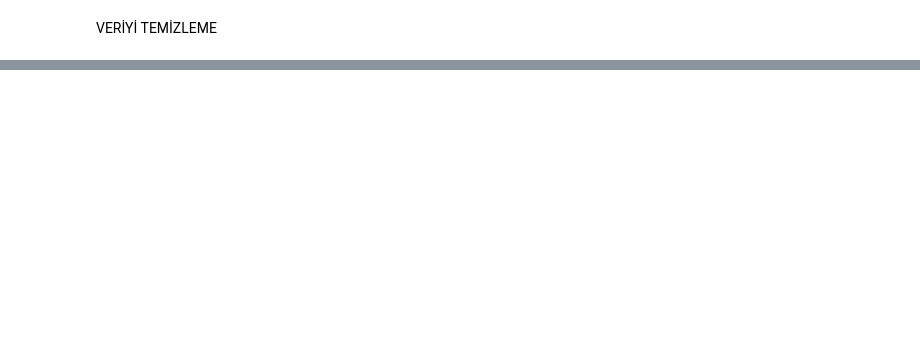
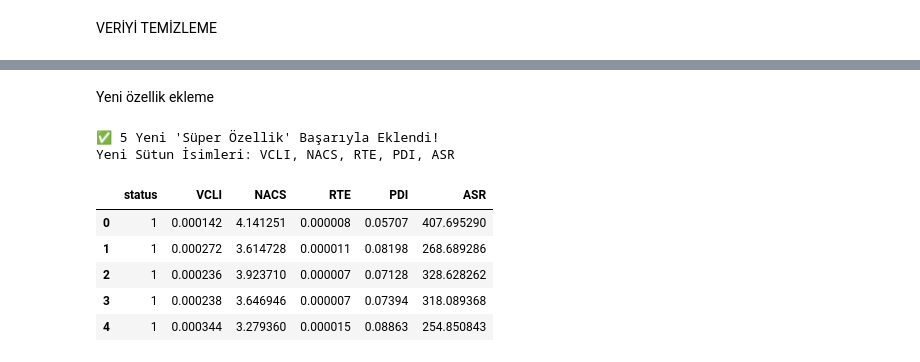
Before and after one commit to HasibeAltuntas06/Parkinson-Voice-Detection, a Jupyter notebook: veri.ipynb, the cells around one changed output, grey strips where cells are left out. Saved outputs shown, nothing was run; the diff lists cells and outputs as text; code cells hidden in the pictures; blank space fills up the shorter version.

```diff
--- a/veri.ipynb
+++ b/veri.ipynb
@@ -161,0 +153,48 @@ memory usage: 35.2 KB
+# %% [markdown]
+Yeni özellik ekleme
+# %%
+# --- ADIM 2: GELİŞMİŞ FEATURE ENGINEERING (5 SÜPER FORMÜL) ---
+import numpy as np
+
+# 1. Vocal Control Loss Index (VCLI)
+# Mantık: Frekans (Jitter) + Genlik (Shimmer) + Karmaşıklık (RPDE) çarpımı.
+# Hepsi birleşince "Tam Ses Kontrol Kaybı" ortaya çıkar.
+df['VCLI'] = df['MDVP:Jitter(%)'] * df['MDVP:Shimmer'] * df['RPDE']
+
+# 2. Neuro-Acoustic Chaos Score (NACS)
+# Mantık: Nörolojik gürültü (DFA) ile temel frekans yayılımını (Spread) birleştirme.
+# DİKKAT: 'spread1' genelde negatif sayıdır. Mutlak değerini alıyoruz ki skor bozulmasın.
+df['NACS'] = df['DFA'] * (df['spread1'].abs() + df['spread2'])
+
+# 3. Relative Tremor Energy (RTE)
+# Mantık: Gürültü (NHR) ile Titreme (Jitter*Shimmer) etkileşimi.
+# Bu özellik hastalığın "şiddetini" gösterir.
+# Önce Tremor Index'i hesaplayalım, sonra NHR ile çarpalım:
+tremor_temp = df['MDVP:Jitter(%)'] * df['MDVP:Shimmer']
+df['RTE'] = df['NHR'] * tremor_temp
+
+# 4. Phonation Degradation Index (PDI)
+# Mantık: Tüm "Perturbation" (Bozulma) metriklerinin toplamı.
+df['PDI'] = df['MDVP:APQ'] + df['MDVP:PPQ'] + df['Shimmer:APQ3']
+
+# 5. Acoustic Stability Ratio (ASR)
+# Mantık: Sinyal / Gürültü mantığı.
+# Payda ne kadar büyükse ses o kadar "Sağlıklı" demektir.
+# (Bölen 0 olmasın diye +1 değil, +0.0001 gibi küçük sayı ekledim, sayı yapısı bozulmasın)
+df['ASR'] = df['HNR'] / (df['MDVP:Jitter(%)'] + df['MDVP:Shimmer'] + 0.00001)
+
+print("✅ 5 Yeni 'Süper Özellik' Başarıyla Eklendi!")
+print("Yeni Sütun İsimleri: VCLI, NACS, RTE, PDI, ASR")
+
+# Eklenenlere bir göz atalım
+cols_to_show = ['status', 'VCLI', 'NACS', 'RTE', 'PDI', 'ASR']
+display(df[cols_to_show].head())
+# %% [output]
+✅ 5 Yeni 'Süper Özellik' Başarıyla Eklendi!
+Yeni Sütun İsimleri: VCLI, NACS, RTE, PDI, ASR
+|  | status | VCLI | NACS | RTE | PDI | ASR |
+| 0 | 1 | 0.000142 | 4.141251 | 0.000008 | 0.05707 | 407.695290 |
+| 1 | 1 | 0.000272 | 3.614728 | 0.000011 | 0.08198 | 268.689286 |
+| 2 | 1 | 0.000236 | 3.923710 | 0.000007 | 0.07128 | 328.628262 |
+| 3 | 1 | 0.000238 | 3.646946 | 0.000007 | 0.07394 | 318.089368 |
+| 4 | 1 | 0.000344 | 3.279360 | 0.000015 | 0.08863 | 254.850843 |
```
Also changed, not shown: parts of 22 cells of this notebook.
